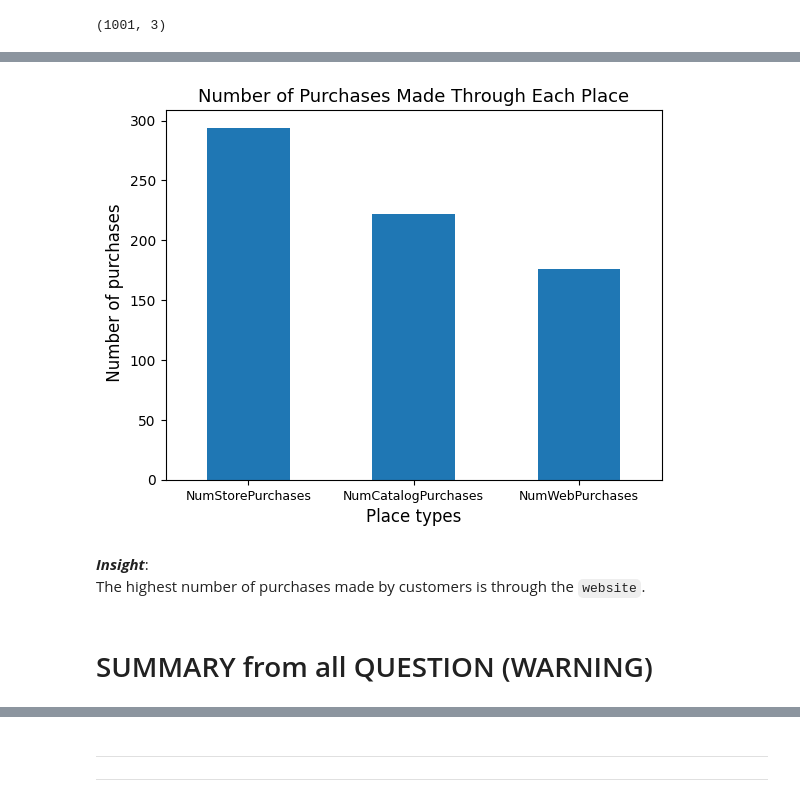
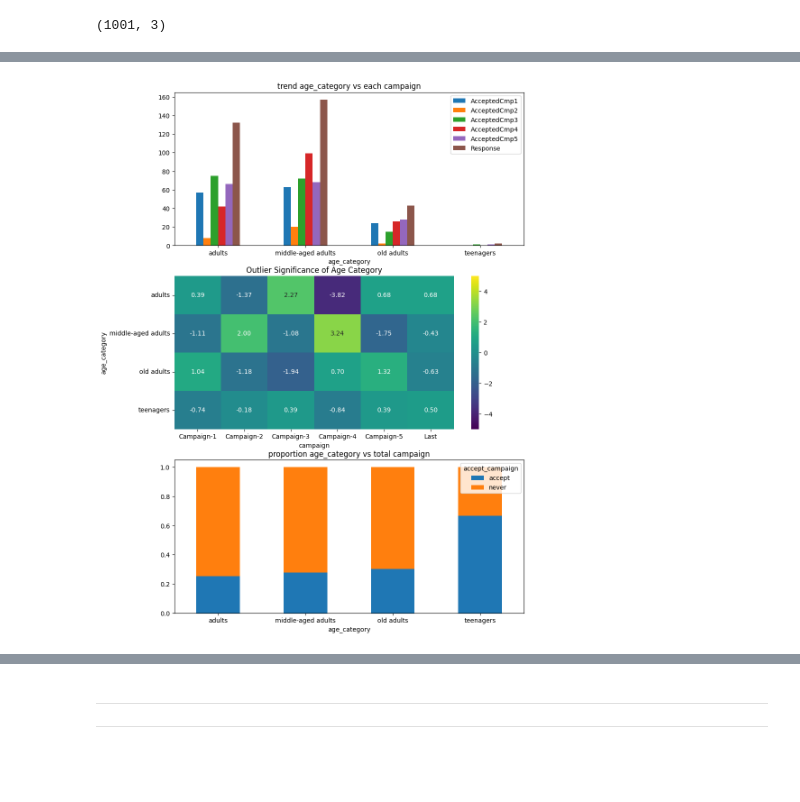
Before and after one commit to fnkhairudin/CapstoneProjectModul2, a Jupyter notebook: notebooks/2.0-fnk-data-analysis.ipynb, the cells around one changed output, grey strips where cells are left out. Drawn from its saved outputs; the diff is of its cells as text; code cells hidden in the pictures; blank space fills up the shorter version.

```diff
--- a/notebooks/2.0-fnk-data-analysis.ipynb
+++ b/notebooks/2.0-fnk-data-analysis.ipynb
@@ -718,25 +468,27 @@ place columns: NumWebPurchases, NumCatalogPurchases, NumStorePurchases, NumWebVi
-# %%
-# place columns
-placeCols = ['NumWebPurchases', 'NumCatalogPurchases', 'NumStorePurchases']
-
-# plot data
-dfCat[placeCols].sum().sort_values(ascending=False).plot(kind='bar')
-
-# title
-plt.title("Number of Purchases Made Through Each Place", fontsize=13)
-
-# set x and y label
-plt.ylabel(" Number of purchases", fontsize=12)
-plt.xlabel("Place types", fontsize=12)
-plt.xticks(fontsize=9)
-
-# rotate x label
-plt.tick_params(axis='x', labelrotation=360);
-# %% [output]
-[figure, removed]
-# %% [markdown]
-**_Insight_**:
-<br>
-The highest number of purchases made by customers is through the `website`.
-# %% [markdown]
-# SUMMARY from all QUESTION (WARNING)
+# %%
+# analisa age category vs campaign columns
+outlierAge = outlier_significance_data[0]
+
+# heatmap xticks labels
+x_axis_labels = ['Campaign-1','Campaign-2','Campaign-3','Campaign-4','Campaign-5','Last']
+
+fig, (ax1,ax2,ax3) = plt.subplots(nrows=3, ncols=1, figsize=(10,15))
+
+# plot data
+df.groupby('age_category')[cols].agg('sum').plot(kind='bar', ax=ax1)
+sns.heatmap(outlierAge, vmin=-5, vmax=5, annot=True, cmap="viridis", fmt=".2f", xticklabels=x_axis_labels, ax=ax2)
+dfAge.plot(kind='bar', stacked=True, ax=ax3)
+
+# rotate xtickslabel
+ax1.tick_params(axis='x', labelrotation=360)
+ax2.tick_params(axis='x', labelrotation=360)
+ax3.tick_params(axis='x', labelrotation=360)
+
+# set title
+ax1.set_title('trend age_category vs each campaign')
+ax2.set_title('Outlier Significance of Age Category')
+ax3.set_title('proportion age_category vs total campaign')
+
+plt.show()
+# %% [output]
+[figure, added]
```
Also changed, not shown: parts of 77 cells of this notebook, 1 other file.
